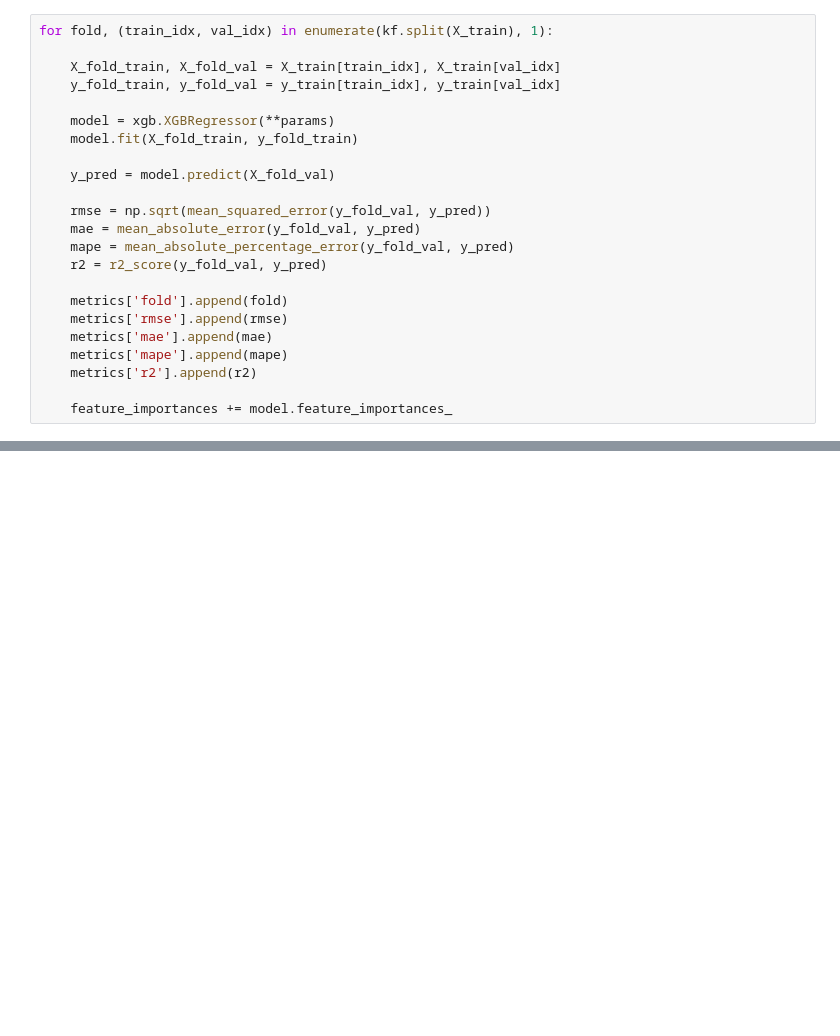
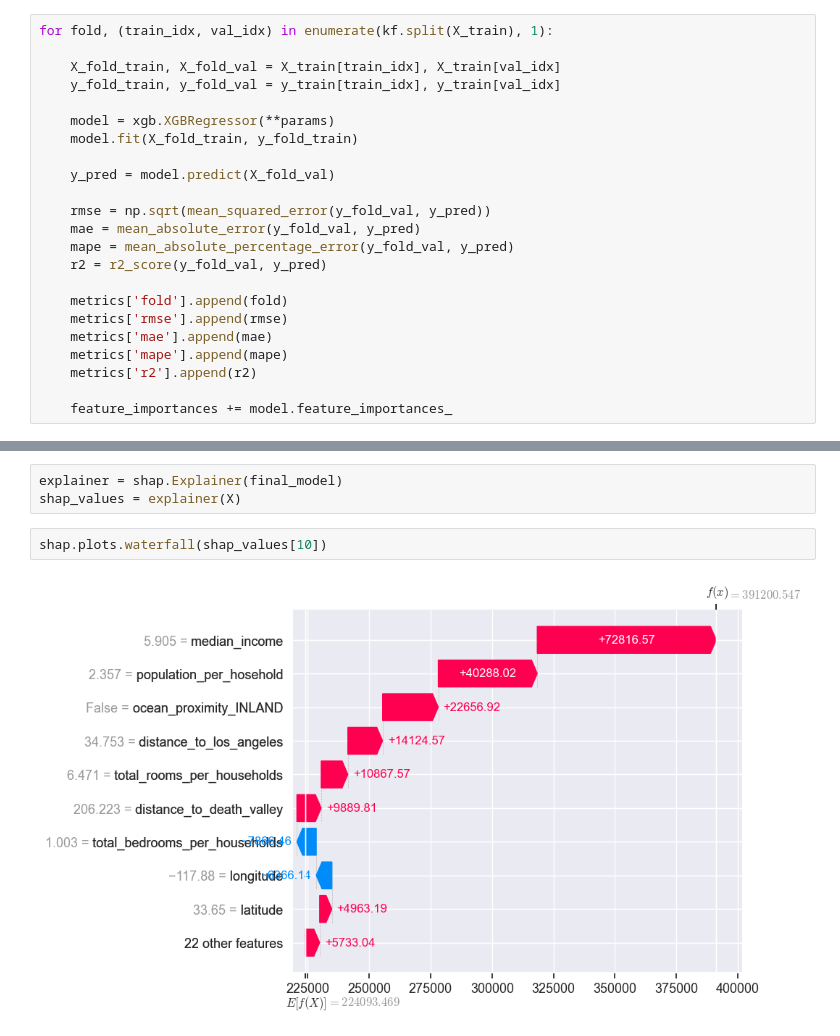
Before and after one commit to jvbfr/housing_prices, a Jupyter notebook: notebooks/predict_housing.ipynb, the cells around one changed output, grey strips where cells are left out. Cells and saved outputs as stored; diff of their text form; blank space fills up the shorter version.

```diff
--- a/notebooks/predict_housing.ipynb
+++ b/notebooks/predict_housing.ipynb
@@ -221,0 +246,7 @@ Feature Importances:
+# %%
+explainer = shap.Explainer(final_model)
+shap_values = explainer(X)
+# %%
+shap.plots.waterfall(shap_values[10])
+# %% [output]
+[figure, added]
```
Also changed, not shown: parts of 9 cells of this notebook, 7 other files.
